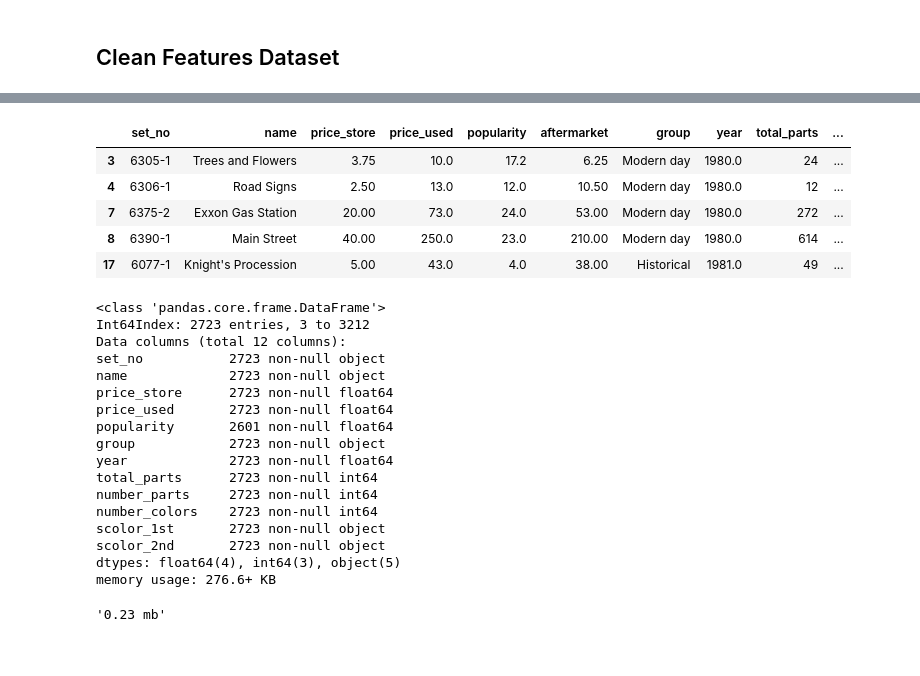
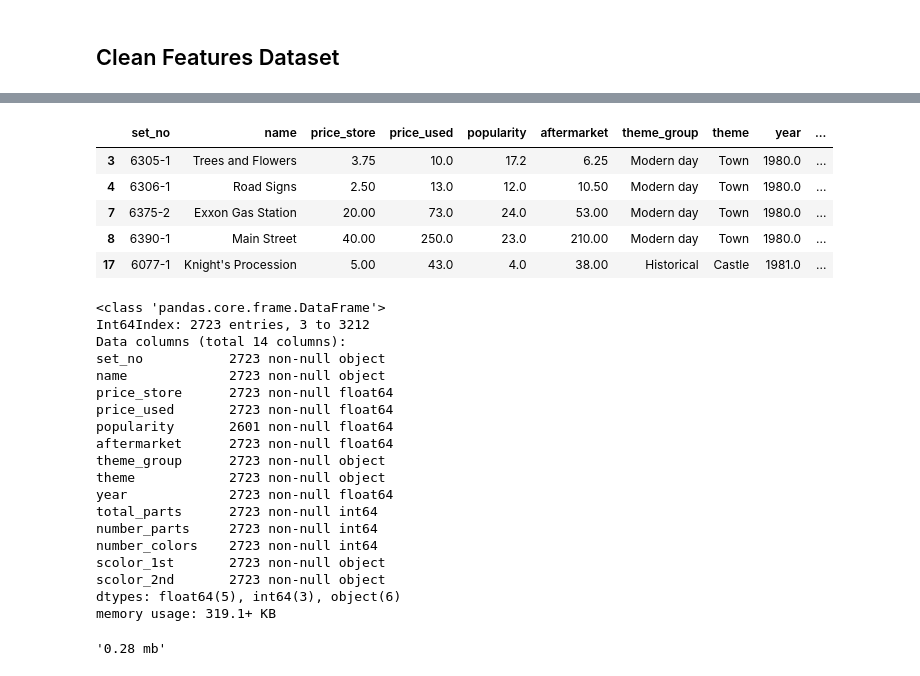
Before and after one commit to PhilBusko/RegressionProject, a Jupyter notebook: 301_aftermarket.ipynb, the cells around one changed output, grey strips where cells are left out. Saved outputs shown, nothing was run; the diff lists cells and outputs as text; code cells hidden in the pictures.

```diff
--- a/301_aftermarket.ipynb
+++ b/301_aftermarket.ipynb
@@ -282,40 +319,41 @@ memory usage: 468.0+ KB
 # %%
 set_clean_df = set_df[['set_no', 'name',
                        'price_store', 'price_used', 'popularity', 'aftermarket',
-                       'theme_group', 'year', 'total_parts', 'number_parts',
+                       'theme_group', 'theme', 'year', 'total_parts', 'number_parts',
                        'number_colors', 'scolor_1st', 'scolor_2nd']]
-set_clean_df = set_clean_df.rename(columns={'theme_group': 'group'})
 set_clean_df.head()
 # %% [output]
-|  | set_no | name | price_store | price_used | popularity | aftermarket | group | year | total_parts | ... |
-| 3 | 6305-1 | Trees and Flowers | 3.75 | 10.0 | 17.2 | 6.25 | Modern day | 1980.0 | 24 | ... |
-| 4 | 6306-1 | Road Signs | 2.50 | 13.0 | 12.0 | 10.50 | Modern day | 1980.0 | 12 | ... |
-| 7 | 6375-2 | Exxon Gas Station | 20.00 | 73.0 | 24.0 | 53.00 | Modern day | 1980.0 | 272 | ... |
-| 8 | 6390-1 | Main Street | 40.00 | 250.0 | 23.0 | 210.00 | Modern day | 1980.0 | 614 | ... |
-| 17 | 6077-1 | Knight's Procession | 5.00 | 43.0 | 4.0 | 38.00 | Historical | 1981.0 | 49 | ... |
+|  | set_no | name | price_store | price_used | popularity | aftermarket | theme_group | theme | year | ... |
+| 3 | 6305-1 | Trees and Flowers | 3.75 | 10.0 | 17.2 | 6.25 | Modern day | Town | 1980.0 | ... |
+| 4 | 6306-1 | Road Signs | 2.50 | 13.0 | 12.0 | 10.50 | Modern day | Town | 1980.0 | ... |
+| 7 | 6375-2 | Exxon Gas Station | 20.00 | 73.0 | 24.0 | 53.00 | Modern day | Town | 1980.0 | ... |
+| 8 | 6390-1 | Main Street | 40.00 | 250.0 | 23.0 | 210.00 | Modern day | Town | 1980.0 | ... |
+| 17 | 6077-1 | Knight's Procession | 5.00 | 43.0 | 4.0 | 38.00 | Historical | Castle | 1981.0 | ... |
 # %%
 set_clean_df.info()
 # %% [output]
 <class 'pandas.core.frame.DataFrame'>
 Int64Index: 2723 entries, 3 to 3212
-Data columns (total 12 columns):
+Data columns (total 14 columns):
 set_no           2723 non-null object
 name             2723 non-null object
 price_store      2723 non-null float64
 price_used       2723 non-null float64
 popularity       2601 non-null float64
-group            2723 non-null object
+aftermarket      2723 non-null float64
+theme_group      2723 non-null object
+theme            2723 non-null object
 year             2723 non-null float64
 total_parts      2723 non-null int64
 number_parts     2723 non-null int64
 number_colors    2723 non-null int64
 scolor_1st       2723 non-null object
 scolor_2nd       2723 non-null object
-dtypes: float64(4), int64(3), object(5)
-memory usage: 276.6+ KB
+dtypes: float64(5), int64(3), object(6)
+memory usage: 319.1+ KB
 # %%
 save_path = r'data/brickset_aftermarket.csv'
 set_clean_df.to_csv(save_path, index=False)
 f'{round(os.path.getsize(save_path) /1e6, 2)} mb'
 # %% [output]
-'0.23 mb'
+'0.28 mb'
```
Also changed, not shown: parts of 10 cells of this notebook, 29 other files.
